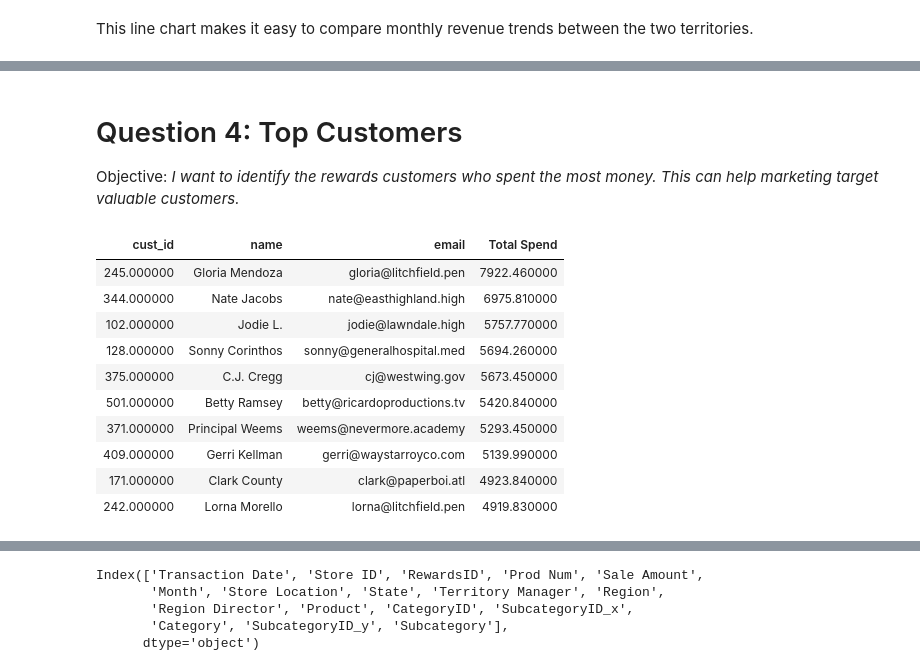
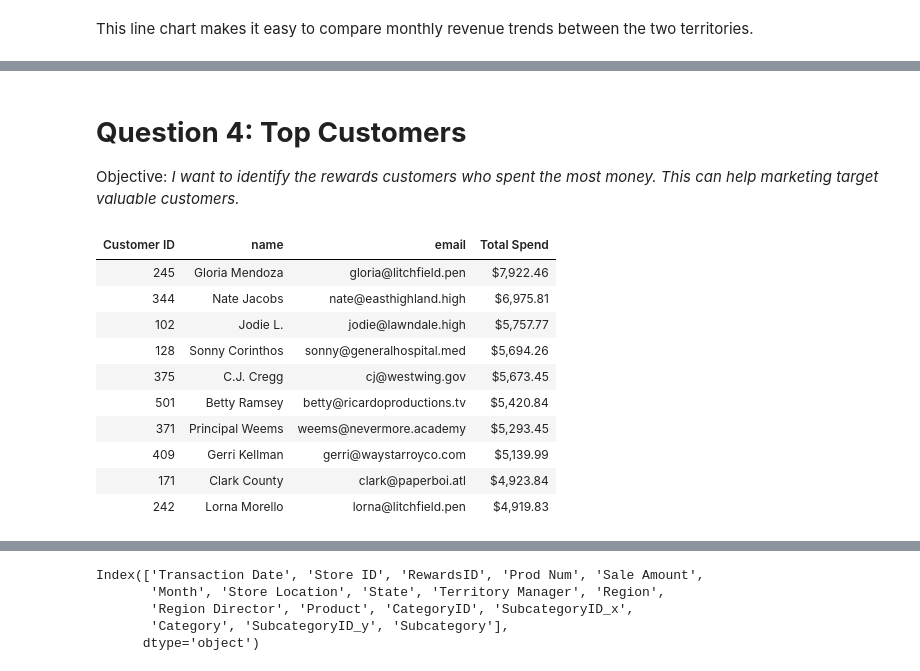
Before and after one commit to jnavarroservin/Capstone_2, a Jupyter notebook: navarroservin_sales_analysis.ipynb, the cells around one changed output, grey strips where cells are left out. Cells and saved outputs as stored; diff of their text form; code cells hidden in the pictures.

```diff
--- a/navarroservin_sales_analysis.ipynb
+++ b/navarroservin_sales_analysis.ipynb
@@ -287,43 +364,59 @@ plt.show()
 # %% [markdown]
-# Question 4: Top Customers
+# **Question 4: Top Customers**
 
 Objective: *I want to identify the rewards customers who spent the most money. This can help marketing target valuable customers.*
 # %%
-#kept giving me an error when I tried to run the code with Jeff's name as "Jeff Richards" instead of 'Jeff "Howdy" Richards' so I changed it in the code and it worked!
-# I also updated the line chart to reflect the name change.
-# Check exact column names
-customers.columns
+#Top Customers
 
 # Merge customer information
 sales_customers = my_territories.merge(
     customers,
     left_on="RewardsID",
     right_on="cust_id",
-    how="left")
+    how="left"
+)
 
-# Find top rewards customers
+# Find top rewards customers by total spending
 top_customers = sales_customers.groupby(
     ["cust_id", "name", "email"],
-    as_index=False)["Sale Amount"].sum()
+    as_index=False
+)["Sale Amount"].sum()
 
-# Rename column
+# Rename columns
 top_customers = top_customers.rename(
-    columns={"Sale Amount": "Total Spend"})
+    columns={
+        "cust_id": "Customer ID",
+        "Sale Amount": "Total Spend"
+    }
+)
+
+# Convert Customer ID to whole numbers
+top_customers["Customer ID"] = top_customers["Customer ID"].astype("Int64")
 
 # Sort highest spenders first
-top_customers = top_customers.sort_values("Total Spend", ascending=False)
+top_customers = top_customers.sort_values(
+    "Total Spend",
+    ascending=False
+)
 
-# Show clean table
-display(top_customers.head(10).style.hide(axis="index"))
+# Display clean formatted table
+display(
+    top_customers.head(10)
+    .style
+    .format({
+        "Customer ID": "{:.0f}",
+        "Total Spend": "${:,.2f}"
+    })
+    .hide(axis="index"))
 # %% [output]
-| cust_id | name | email | Total Spend |
-| 245.000000 | Gloria Mendoza | gloria@litchfield.pen | 7922.460000 |
-| 344.000000 | Nate Jacobs | nate@easthighland.high | 6975.810000 |
-| 102.000000 | Jodie L. | jodie@lawndale.high | 5757.770000 |
-| 128.000000 | Sonny Corinthos | sonny@generalhospital.med | 5694.260000 |
-| 375.000000 | C.J. Cregg | cj@westwing.gov | 5673.450000 |
-| 501.000000 | Betty Ramsey | betty@ricardoproductions.tv | 5420.840000 |
-| 371.000000 | Principal Weems | weems@nevermore.academy | 5293.450000 |
-| 409.000000 | Gerri Kellman | gerri@waystarroyco.com | 5139.990000 |
-| 171.000000 | Clark County | clark@paperboi.atl | 4923.840000 |
-| 242.000000 | Lorna Morello | lorna@litchfield.pen | 4919.830000 |
+| Customer ID | name | email | Total Spend |
+| 245 | Gloria Mendoza | gloria@litchfield.pen | $7,922.46 |
+| 344 | Nate Jacobs | nate@easthighland.high | $6,975.81 |
+| 102 | Jodie L. | jodie@lawndale.high | $5,757.77 |
+| 128 | Sonny Corinthos | sonny@generalhospital.med | $5,694.26 |
+| 375 | C.J. Cregg | cj@westwing.gov | $5,673.45 |
+| 501 | Betty Ramsey | betty@ricardoproductions.tv | $5,420.84 |
+| 371 | Principal Weems | weems@nevermore.academy | $5,293.45 |
+| 409 | Gerri Kellman | gerri@waystarroyco.com | $5,139.99 |
+| 171 | Clark County | clark@paperboi.atl | $4,923.84 |
+| 242 | Lorna Morello | lorna@litchfield.pen | $4,919.83 |
```
Also changed, not shown: parts of 26 cells of this notebook.
